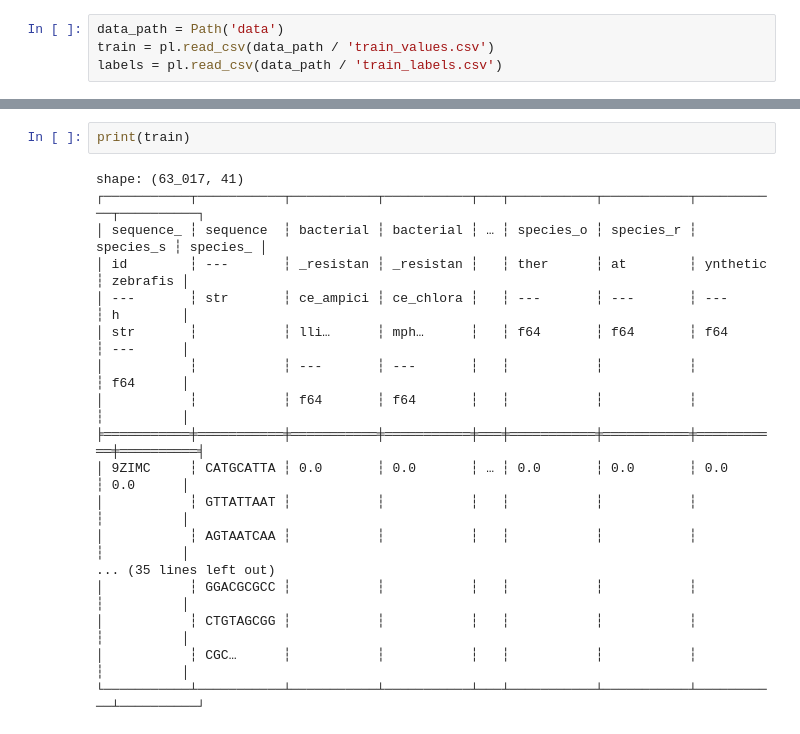
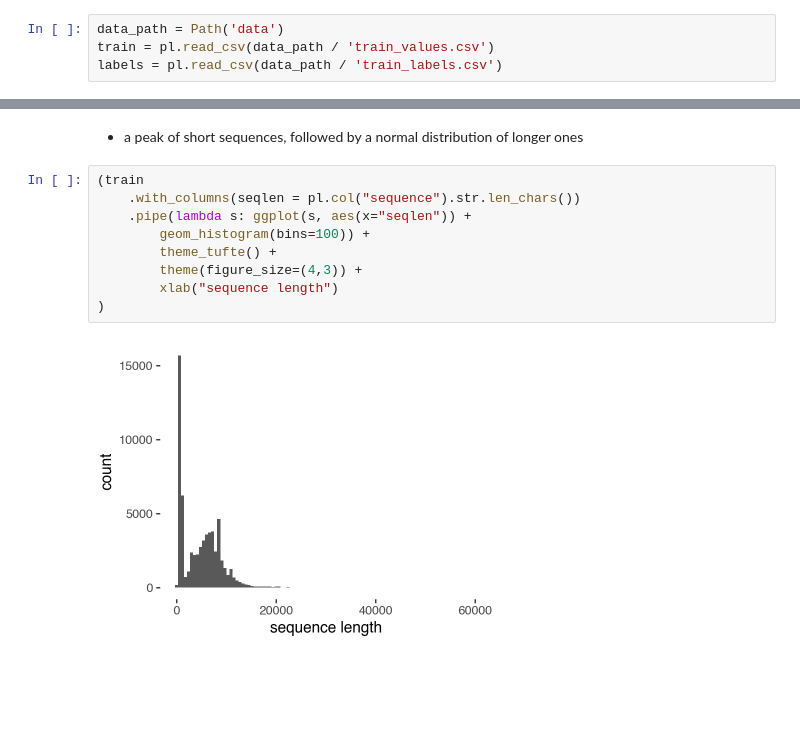
Before and after one commit to mastoffel/gea, a Jupyter notebook: preprocess.ipynb, the cells around one changed output, grey strips where cells are left out. Cells and saved outputs as stored; diff of their text form; blank space fills up the shorter version.

```diff
--- a/preprocess.ipynb
+++ b/preprocess.ipynb
@@ -22,20 +31,13 @@ ModuleNotFoundError: pa.Table requires 'pyarrow' module to be installed
+# %% [markdown]
+- a peak of short sequences, followed by a normal distribution of longer ones
 # %%
-print(train)
+(train
+    .with_columns(seqlen = pl.col("sequence").str.len_chars())
+    .pipe(lambda s: ggplot(s, aes(x="seqlen")) +
+        geom_histogram(bins=100)) +
+        theme_tufte() +
+        theme(figure_size=(4,3)) +
+        xlab("sequence length")
+)
 # %% [output]
-shape: (63_017, 41)
-┌───────────┬───────────┬───────────┬───────────┬───┬───────────┬───────────┬───────────┬──────────┐
-│ sequence_ ┆ sequence  ┆ bacterial ┆ bacterial ┆ … ┆ species_o ┆ species_r ┆ species_s ┆ species_ │
-│ id        ┆ ---       ┆ _resistan ┆ _resistan ┆   ┆ ther      ┆ at        ┆ ynthetic  ┆ zebrafis │
-│ ---       ┆ str       ┆ ce_ampici ┆ ce_chlora ┆   ┆ ---       ┆ ---       ┆ ---       ┆ h        │
-│ str       ┆           ┆ lli…      ┆ mph…      ┆   ┆ f64       ┆ f64       ┆ f64       ┆ ---      │
-│           ┆           ┆ ---       ┆ ---       ┆   ┆           ┆           ┆           ┆ f64      │
-│           ┆           ┆ f64       ┆ f64       ┆   ┆           ┆           ┆           ┆          │
-╞═══════════╪═══════════╪═══════════╪═══════════╪═══╪═══════════╪═══════════╪═══════════╪══════════╡
-│ 9ZIMC     ┆ CATGCATTA ┆ 0.0       ┆ 0.0       ┆ … ┆ 0.0       ┆ 0.0       ┆ 0.0       ┆ 0.0      │
-│           ┆ GTTATTAAT ┆           ┆           ┆   ┆           ┆           ┆           ┆          │
-│           ┆ AGTAATCAA ┆           ┆           ┆   ┆           ┆           ┆           ┆          │
-... (35 lines left out)
-│           ┆ GGACGCGCC ┆           ┆           ┆   ┆           ┆           ┆           ┆          │
-│           ┆ CTGTAGCGG ┆           ┆           ┆   ┆           ┆           ┆           ┆          │
-│           ┆ CGC…      ┆           ┆           ┆   ┆           ┆           ┆           ┆          │
-└───────────┴───────────┴───────────┴───────────┴───┴───────────┴───────────┴───────────┴──────────┘
+[figure, added]
```
Also changed, not shown: parts of 11 cells of this notebook, 4 other files.
